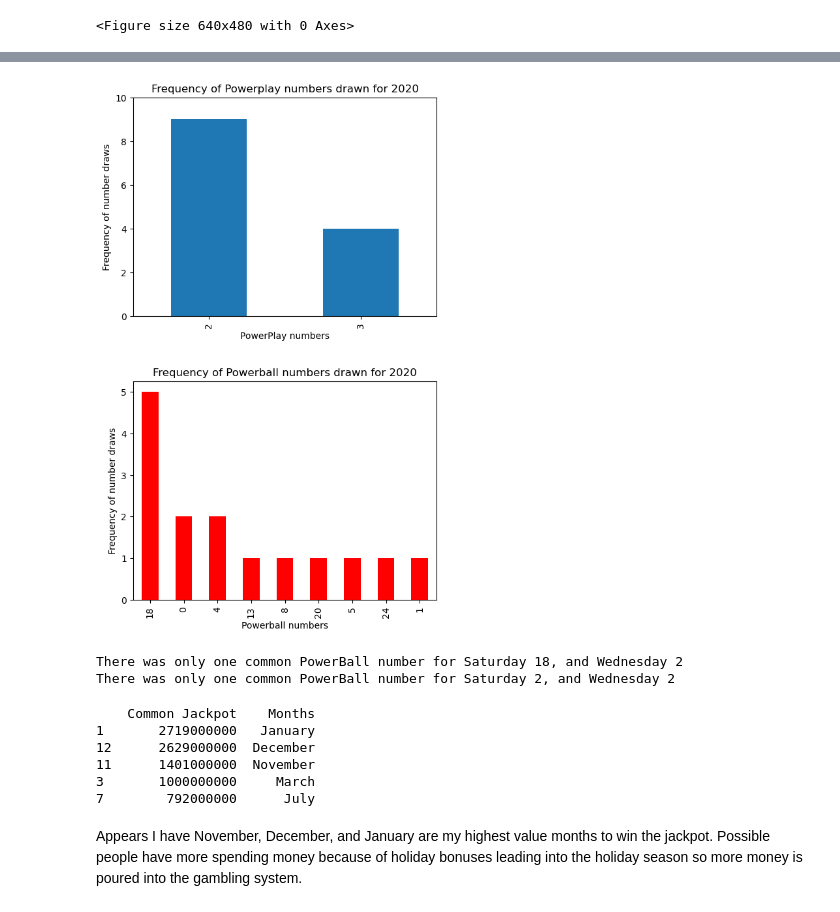
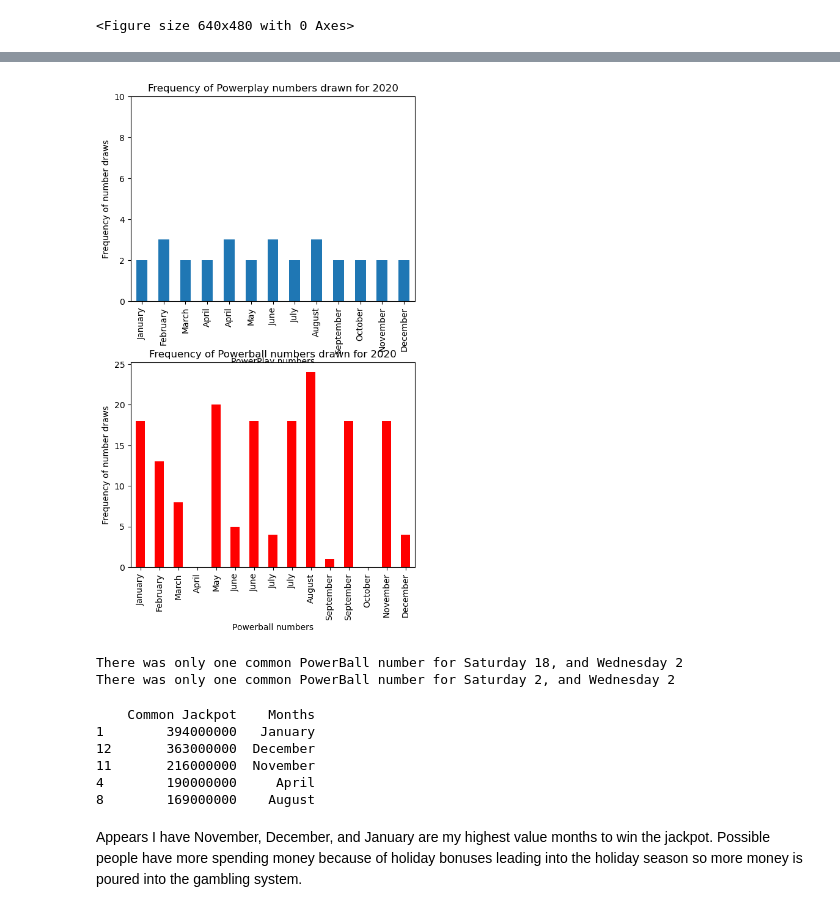
Before and after one commit to JLaydeJ/Project_1, a Jupyter notebook: Project_1_2020.ipynb, the cells around one changed output, grey strips where cells are left out. Cells and saved outputs as stored; diff of their text form; code cells hidden in the pictures.

```diff
--- a/Project_1_2020.ipynb
+++ b/Project_1_2020.ipynb
@@ -172,30 +192,30 @@ One of the most common powerball numbers for the year 2020 was August [3]
 # %%
 # Convert the lists of numbers in the 'Common Powerplays' column into a single list of numbers
 powerplay_nums = combined_common_months_2020['Common Powerplays'].explode()
 powerball_nums = combined_common_months_2020['Common Powerballs'].explode()
 
 # Count the number of times each number appears in the list
-powerplay_counts = powerplay_nums.value_counts()
-powerball_counts = powerball_nums.value_counts()
+# powerplay_counts = powerplay_nums.value_counts()
+# powerball_counts = powerball_nums.value_counts()
 
 #define subplot layout
 fig, axes = plt.subplots(nrows=2, ncols=1, figsize = (6,10))
 
 #add DataFrames to subplots
-powerplay_counts.plot(kind='bar', xlabel = 'PowerPlay numbers', ylabel = 'Frequency of number draws',
+powerplay_nums.plot(kind='bar', xlabel = 'PowerPlay numbers', ylabel = 'Frequency of number draws',
                       title = 'Frequency of Powerplay numbers drawn for 2020', ax=axes[0])
-powerball_counts.plot(kind='bar', xlabel = 'Powerball numbers', ylabel = 'Frequency of number draws',
+powerball_nums.plot(kind='bar', xlabel = 'Powerball numbers', ylabel = 'Frequency of number draws',
                       title = 'Frequency of Powerball numbers drawn for 2020', color = 'r', ax=axes[1])
 
 # Adjust the spacing between the subplots
 plt.subplots_adjust(hspace=0.3)
 
 # Set the y-axis limit for the first subplot
 axes[0].set_ylim([0, 10])
 
 plt.show()
 # %% [output]
-[figure, old version]
+[figure, new version]
 # %%
 # generate a new dataframe to hold year data for weekday, powerplay, powerball
 year_tot_common_2020 = wa_lottery_df_2020.copy()
@@ -235,7 +258,7 @@ for i in range(1, 13):
     month_data = month.get_group(i)
 
     # take the variable month_data find the greatest
-    jackpot_common_2020[i] = month_data['jackpot'].sum()
+    jackpot_common_2020[i] = month_data['jackpot'].mode().max()
 
 # I utilized pd.DataFrame.from_dict() from https://pandas.pydata.org/docs/reference/api/pandas.DataFrame.from_dict.html
 # to convert my dictionary from my for loop into a DataFrame.
@@ -254,14 +277,16 @@ jackpot_common_months_2020['Months'] = month
 top_months_jackpot = jackpot_common_months_2020.sort_values(by=['Common Jackpot'], ascending = False)
 
 
+# ANSWER QUESTION 4
+
 print(top_months_jackpot.head(5))
 # %% [output]
     Common Jackpot    Months
-1       2719000000   January
-12      2629000000  December
-11      1401000000  November
-3       1000000000     March
-7        792000000      July
+1        394000000   January
+12       363000000  December
+11       216000000  November
+4        190000000     April
+8        169000000    August
 # %% [markdown]
 Appears I have November, December, and January are my highest value months to win the jackpot.  Possible people have more spending money because of holiday bonuses leading into the holiday season so more money is poured into the gambling system.
 # %%
```
Also changed, not shown: parts of 4 cells of this notebook, 2 other files.
